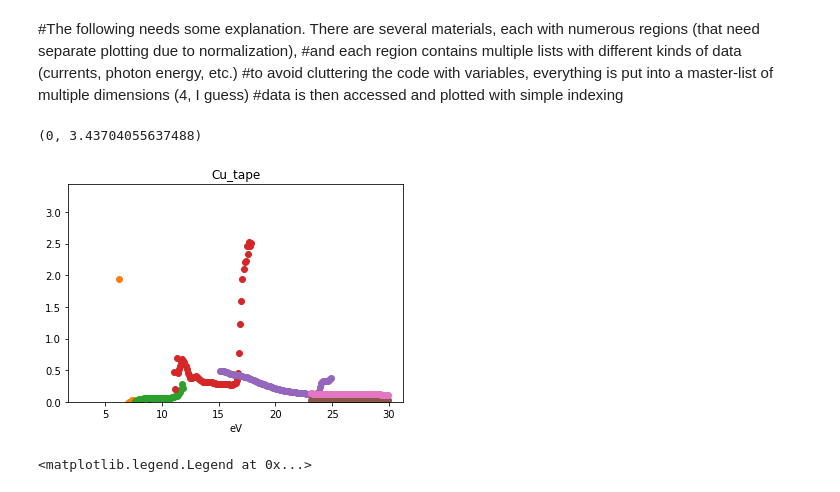
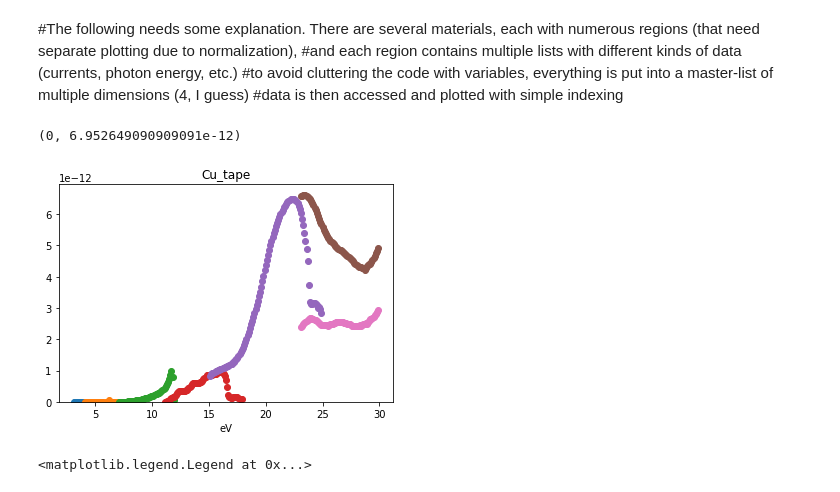
Before and after one commit to sebastiankalos/Elettra_data, a Jupyter notebook: BEAR_analysis.ipynb, the cells around one changed output. Cells and saved outputs as stored; diff of their text form; code cells hidden in the pictures.

```diff
--- a/BEAR_analysis.ipynb
+++ b/BEAR_analysis.ipynb
@@ -254,29 +254,29 @@ for material_name in materials: #for each material name in the list (among globa
 # %%
 marker = 'o'
 
 # plot options for xvals and yvals:
 # 0 --> sample_I
 # 1 --> monitor_I
 # 2 --> phot_E
 # 3 --> I_BPM
 # 4 --> norm_I_byMonit
 # 5 --> norm_I_byBPM
 
 x_choice = 2
-y_choice = 4
+y_choice = 0
 
 material_index = 0
 
 for region_index in range(0, regs_per_sample):
     plt.plot(MATERIALS[material_index][region_index][x_choice], MATERIALS[material_index][region_index][y_choice], marker)
     plt.title(materials[material_index])
 
 plt.xlabel('eV')
 plt.gca().set_ylim(bottom=0)
 #plt.gca().set_ylim(top=5)
 # %% [output]
-(0, 3.43704055637488)
+(0, 6.952649090909091e-12)
-[figure, old version]
+[figure, new version]
 # %%
 def convert_eV_to_wavelength(energy_eV_list):
     eV = 1.602*10e-19 #Joule
```
Also changed, not shown: parts of 3 cells of this notebook.
